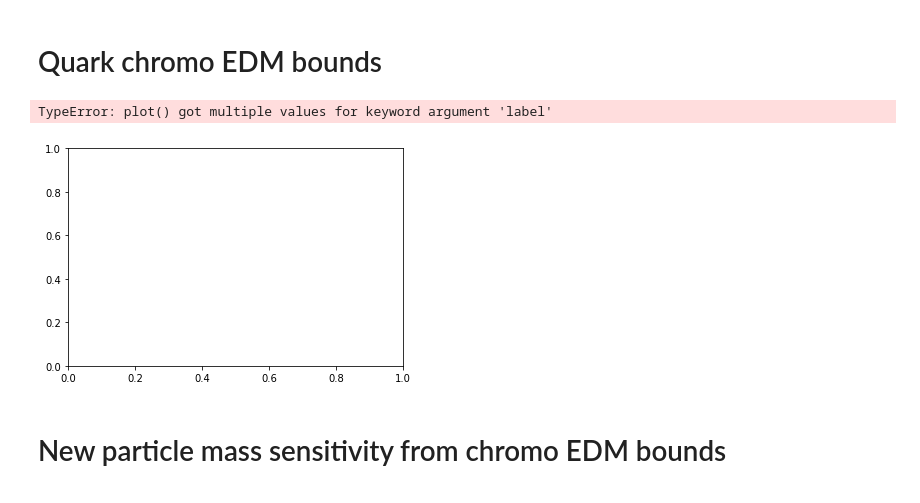
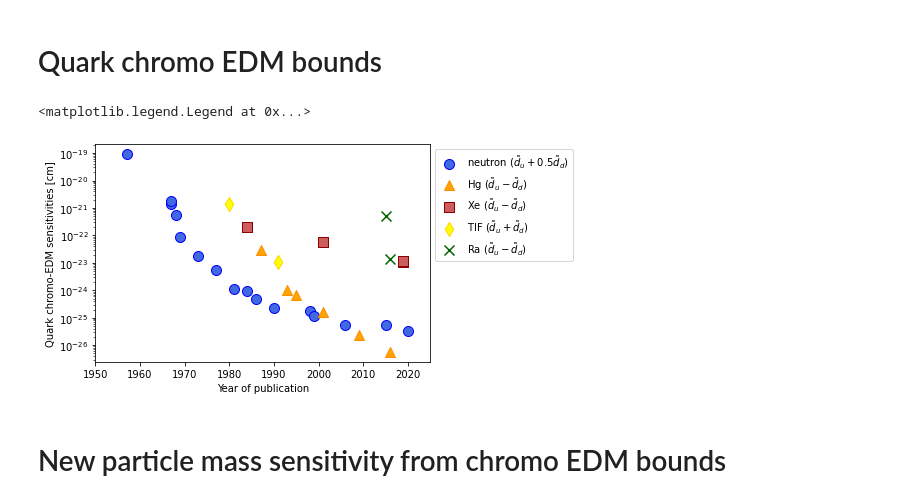
Before and after one commit to Jayich-Lab/EDM-Limits, a Jupyter notebook: EDM Limits.ipynb, the cells around one changed output. Drawn from its saved outputs; the diff is of its cells as text; code cells hidden in the pictures.

```diff
--- a/EDM Limits.ipynb
+++ b/EDM Limits.ipynb
@@ -473,20 +451,36 @@ plt.legend(loc='lower left')
 # Quark chromo EDM bounds
 # %%
 fig, ax = plt.subplots()
-ax.plot(n_vals.years, n_vals.cedms, linestyle="", marker = "o", color = "royalblue", label=r"neutron ($\tilde{d}_u+0.5\tilde{d}_d$)")
-ax.plot(hg_vals.years, hg_vals.cedms, linestyle = "", marker = "^" , color = "darkorange" , label=r"Hg ($\tilde{d}_u-\tilde{d}_d$)")
-ax.plot(xe_vals.years, xe_vals.cedms, linestyle = "", marker = "s", color = "indianred" , label=r"Xe ($\tilde{d}_u-\tilde{d}_d$)")
-ax.plot(tlf_vals.years, tlf_vals.cedms, linestyle = "", marker = "d",color = "gold" , label=r"TIF ($\tilde{d}_u+\tilde{d}_d$)")
-ax.plot(ra_vals.years, ra_vals.edms, linestyle="", marker="x", color="darkgreen" , label=r"Ra ($\tilde{d}_u-\tilde{d}_d$)")
+
+n_q_kwargs = _cp.deepcopy(n_kwargs)
+n_q_kwargs['label'] = r"neutron ($\tilde{d}_u+0.5\tilde{d}_d$)"
+
+hg_q_kwargs = _cp.deepcopy(hg_kwargs)
+hg_q_kwargs['label'] = r"Hg ($\tilde{d}_u-\tilde{d}_d$)"
+
+xe_q_kwargs = _cp.deepcopy(xe_kwargs)
+xe_q_kwargs['label'] = r"Xe ($\tilde{d}_u-\tilde{d}_d$)"
+
+tlf_q_kwargs = _cp.deepcopy(tlf_kwargs)
+tlf_q_kwargs['label'] = r"TIF ($\tilde{d}_u+\tilde{d}_d$)"
+
+ra_q_kwargs = _cp.deepcopy(ra_kwargs)
+ra_q_kwargs['label'] = r"Ra ($\tilde{d}_u-\tilde{d}_d$)"
+
+ax.scatter(n_vals.years, n_vals.cedms, **n_q_kwargs)
+ax.scatter(hg_vals.years, hg_vals.cedms, **hg_q_kwargs)
+ax.scatter(xe_vals.years, xe_vals.cedms, **xe_q_kwargs)
+ax.scatter(tlf_vals.years, tlf_vals.cedms, **tlf_q_kwargs)
+ax.scatter(ra_vals.years, ra_vals.edms, **ra_q_kwargs)
 
 ax.set_yscale("log")
 ax.set_xlim(1950, 2025)
 ax.set_ylabel(r"Quark chromo-EDM sensitivities [cm]")
 ax.set_xlabel("Year of publication")
 ax.legend(loc='upper left', bbox_to_anchor=(1, 1))
 # %% [output]
-TypeError: plot() got multiple values for keyword argument 'label'
+<matplotlib.legend.Legend at 0x...>
-[figure, old version]
+[figure, new version]
 # %% [markdown]
 # New particle mass sensitivity from chromo EDM bounds
 # %%
```
Also changed, not shown: parts of 3 cells of this notebook, 3 other files.
